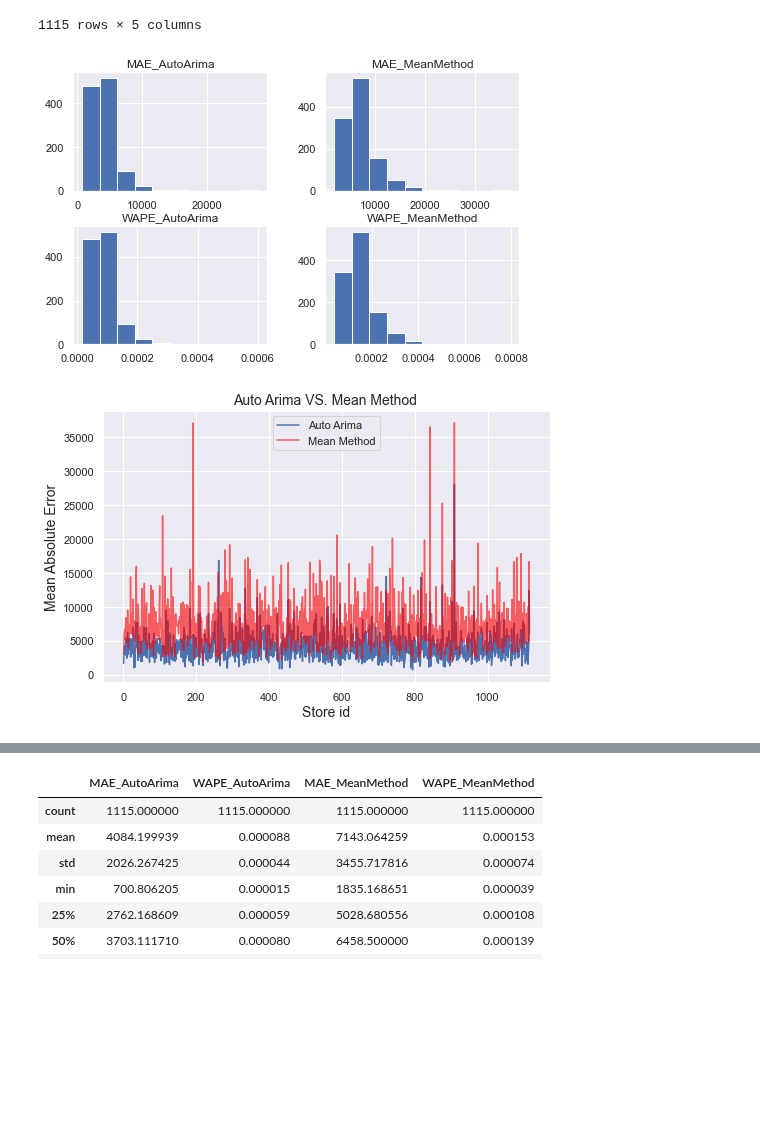
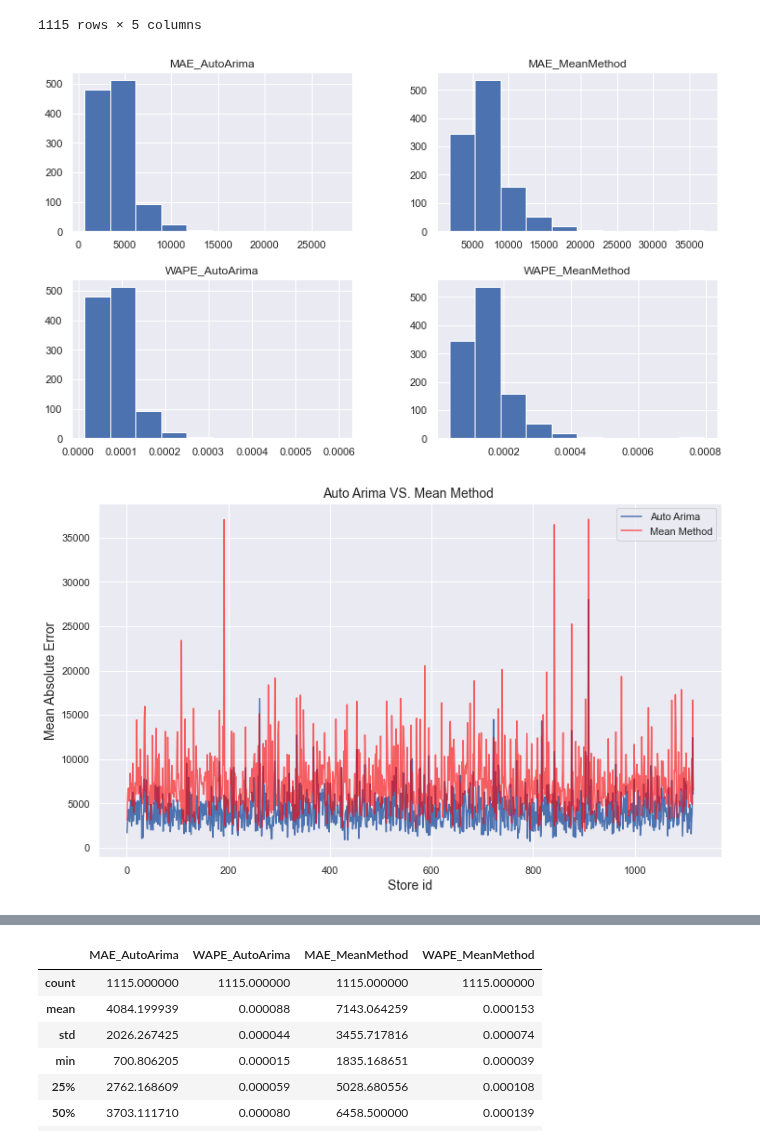
Before and after one commit to yoyo6022/covid-19, a Jupyter notebook: Notebook/Model Evaluation.ipynb, the cells around one changed output, grey strips where cells are left out. Drawn from its saved outputs; the diff is of its cells as text; code cells hidden in the pictures; blank space fills up the shorter version.

```diff
--- a/Notebook/Model Evaluation.ipynb
+++ b/Notebook/Model Evaluation.ipynb
@@ -72,11 +72,11 @@ model_eval
 # %%
 # plot evaluation result histogram for all store
 
-plt.rcParams['figure.figsize'] = (8, 5)
+plt.rcParams['figure.figsize'] = (12, 7)
 model_eval.drop('Store_id', axis=1).hist()
 plt.show()
 # %% [output]
-[figure, old version]
+[figure, new version]
 # %%
 plt.plot(model_eval.Store_id, model_eval.MAE_AutoArima, label='Auto Arima')
 plt.plot(model_eval.Store_id, model_eval.MAE_MeanMethod, label='Mean Method',color='red', alpha=0.6)
@@ -86,7 +86,7 @@ plt.ylabel('Mean Absolute Error', fontsize=14)
 plt.legend()
 plt.show()
 # %% [output]
-[figure, old version]
+[figure, new version]
 # %%
 plt.plot(model_eval.Store_id, model_eval.WAPE_AutoArima, label='Auto Arima')
 plt.plot(model_eval.Store_id, model_eval.WAPE_MeanMethod, label='Mean Method',color='red', alpha=0.6)
```
Also changed, not shown: parts of 1 cell of this notebook.
